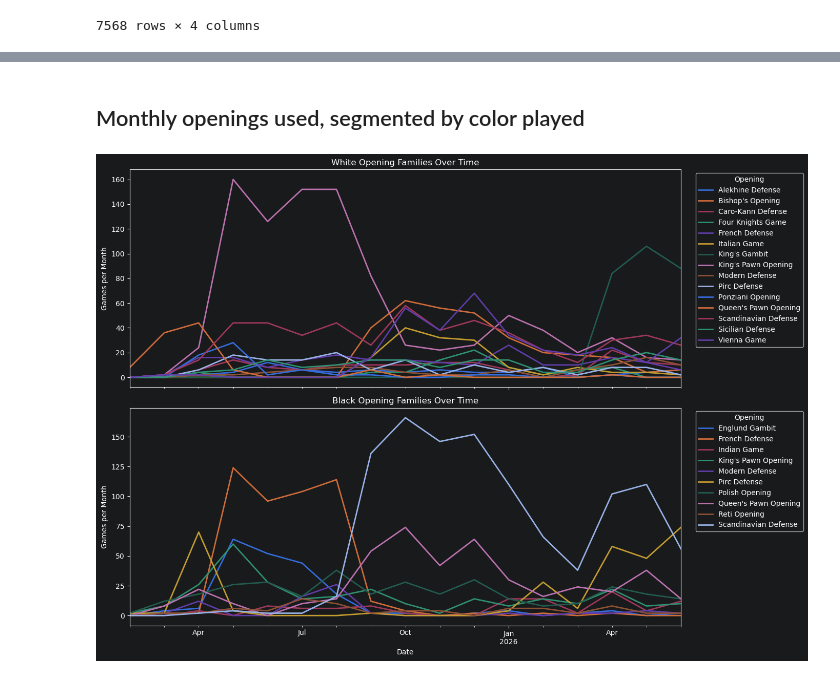
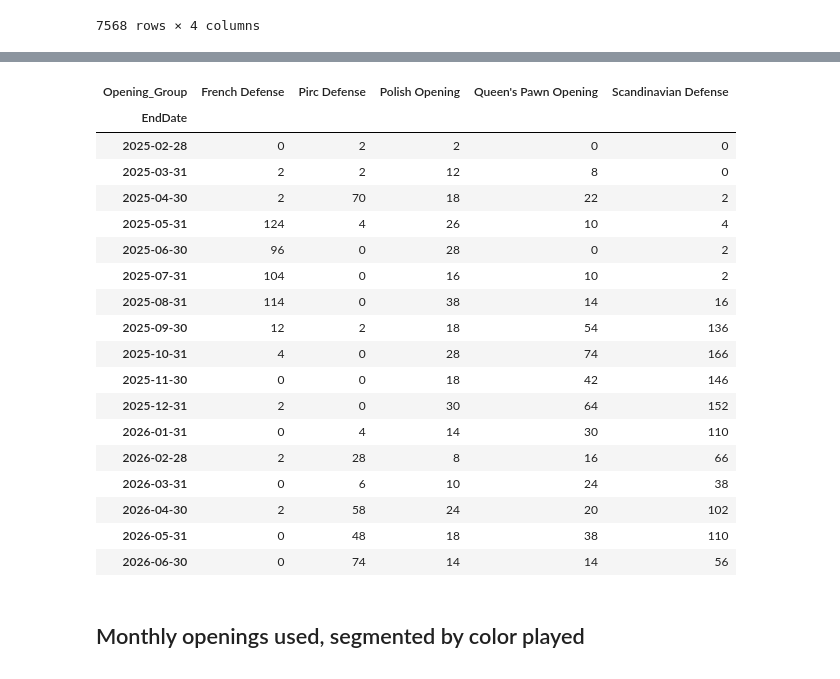
Before and after one commit to raja-akel/Python-Chess-Coach, a Jupyter notebook: my_games_statistics.ipynb, the cells around one changed output, grey strips where cells are left out. Cells and saved outputs as stored; diff of their text form; code cells hidden in the pictures.

```diff
--- a/my_games_statistics.ipynb
+++ b/my_games_statistics.ipynb
@@ -66,6 +75,7 @@ my_games_df.to_csv(path_or_buf= "./mygames_dataframe.csv", mode= "w")
 historical_openings_df = my_games_df[["Opening", "isWhite", "isBlack"]]
 # %%
 historical_openings_df = add_opening_group(historical_openings_df)
+historical_openings_df = historical_openings_df.loc[historical_openings_df.index > "2024-12-31", :]
 historical_openings_df
 # %% [output]
 |  | Opening | isWhite | isBlack | Opening_Group |
@@ -138,9 +126,41 @@ fig = px.line(monthly, x=monthly.index , y=monthly.columns,
               color_discrete_sequence = px.colors.qualitative.Prism
              )
 fig.show()
-# %% [markdown]
-## Monthly openings used, segmented by color played
-# %%
-monthly_opening_counts_by_color(historical_openings_df)
-# %% [output]
-[figure, removed]
+# %%
+monthly_white = (
+    historical_openings_df.loc[historical_openings_df['isWhite'], :].groupby(pd.Grouper(freq="ME"))["Opening_Group"]
+      .value_counts()
+      .unstack(fill_value=0)
+)
+monthly_black = (
+    historical_openings_df.loc[historical_openings_df['isBlack'], :].groupby(pd.Grouper(freq="ME"))["Opening_Group"]
+      .value_counts()
+      .unstack(fill_value=0)
+)
+
+monthly_white = monthly_white.loc[:, monthly_white.columns.isin(monthly_white.sum().sort_values(ascending=False).head(5).index)]
+monthly_black = monthly_black.loc[:, monthly_black.columns.isin(monthly_black.sum().sort_values(ascending=False).head(5).index)]
+
+monthly_black
+# %% [output]
+| Opening_Group | French Defense | Pirc Defense | Polish Opening | Queen's Pawn Opening | Scandinavian Defense |
+| EndDate |  |  |  |  |  |
+| 2025-02-28 | 0 | 2 | 2 | 0 | 0 |
+| 2025-03-31 | 2 | 2 | 12 | 8 | 0 |
+| 2025-04-30 | 2 | 70 | 18 | 22 | 2 |
+| 2025-05-31 | 124 | 4 | 26 | 10 | 4 |
+| 2025-06-30 | 96 | 0 | 28 | 0 | 2 |
+| 2025-07-31 | 104 | 0 | 16 | 10 | 2 |
+| 2025-08-31 | 114 | 0 | 38 | 14 | 16 |
+| 2025-09-30 | 12 | 2 | 18 | 54 | 136 |
+| 2025-10-31 | 4 | 0 | 28 | 74 | 166 |
+| 2025-11-30 | 0 | 0 | 18 | 42 | 146 |
+| 2025-12-31 | 2 | 0 | 30 | 64 | 152 |
+| 2026-01-31 | 0 | 4 | 14 | 30 | 110 |
+| 2026-02-28 | 2 | 28 | 8 | 16 | 66 |
+| 2026-03-31 | 0 | 6 | 10 | 24 | 38 |
+| 2026-04-30 | 2 | 58 | 24 | 20 | 102 |
+| 2026-05-31 | 0 | 48 | 18 | 38 | 110 |
+| 2026-06-30 | 0 | 74 | 14 | 14 | 56 |
+# %% [markdown]
+## Monthly openings used, segmented by color played
```
Also changed, not shown: parts of 6 cells of this notebook, 2 other files.
